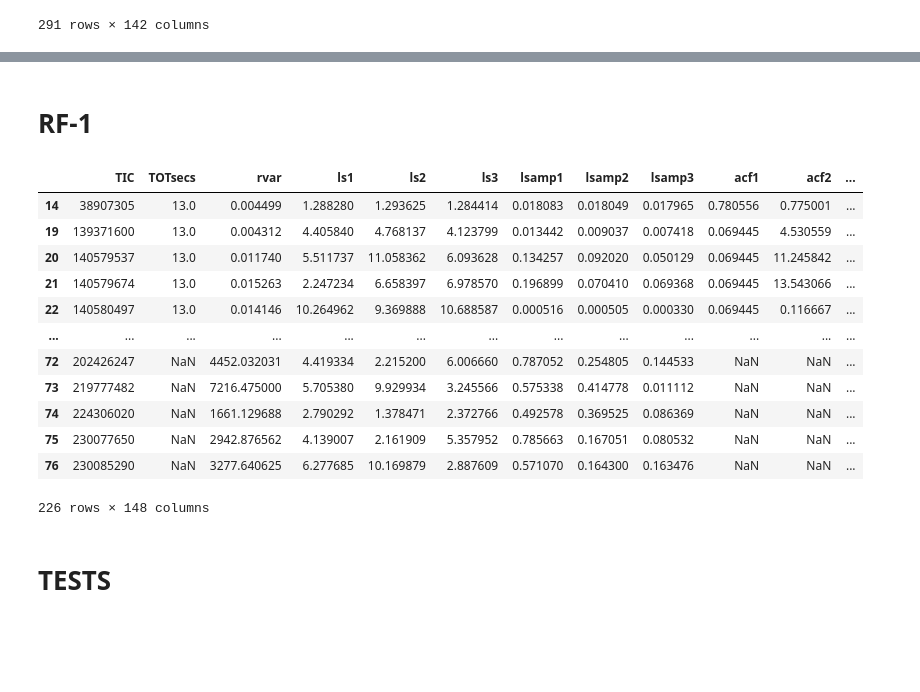
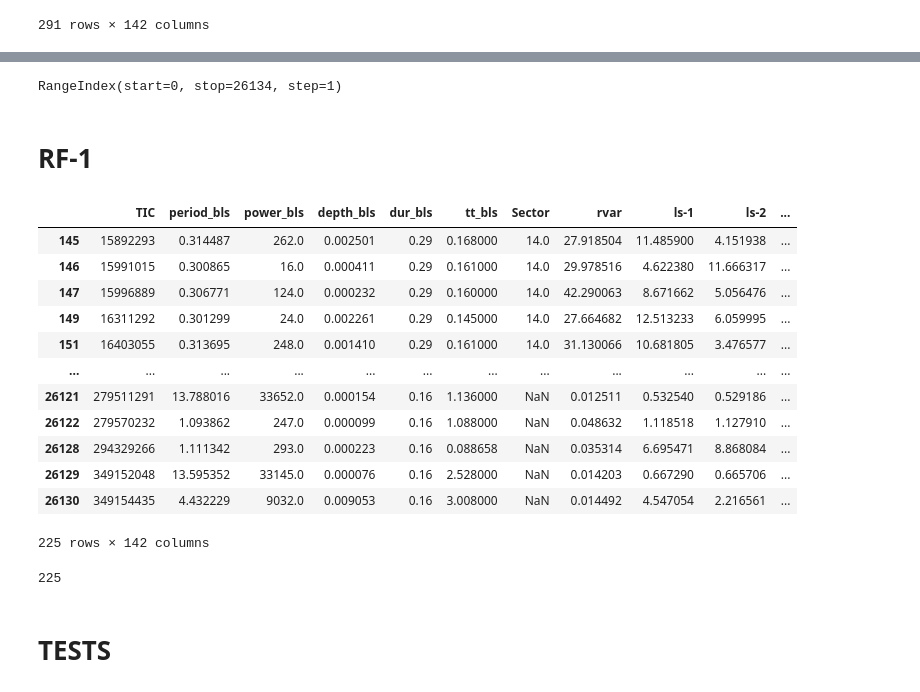
Before and after one commit to deerow22/helenResearch, a Jupyter notebook: RF_trainingexamples_final.ipynb, the cells around one changed output, grey strips where cells are left out. Cells and saved outputs as stored; diff of their text form; code cells hidden in the pictures; blank space fills up the shorter version.

```diff
--- a/RF_trainingexamples_final.ipynb
+++ b/RF_trainingexamples_final.ipynb
@@ -564,0 +1035,5 @@ features_back #works!!
+# %%
+import pandas as pd
+#sanity check opening
+test_open = pd.read_csv('data/master_data.csv')
+print(list(test_open.columns))
@@ -565,25 +1067,35 @@ features_back #works!!
+# %%
+test_open.index
+# %% [output]
+RangeIndex(start=0, stop=26134, step=1)
 # %% [markdown]
 # RF-1
 # %%
 #to select classes for RF-1 only
 
 #only keep CVZ periodic(1) or flat(5) labels
-RF1_features = features_nogiants[(features_nogiants['CLASS']==1) | (features_nogiants['CLASS']==5)] #lost 114 here (approx 2:1 per/flat) but its ok, proceed
+# RF1_features = features_nogiants[(features_nogiants['CLASS']==1) | (features_nogiants['CLASS']==5)] #lost 114 here (approx 2:1 per/flat) but its ok, proceed
+# RF1_features
+RF1_features = test_open[(test_open['CLASS']==1) | (test_open['CLASS']==5)] #lost 114 here (approx 2:1 per/flat) but its ok, proceed
 RF1_features
 # %% [output]
-|  | TIC | TOTsecs | rvar | ls1 | ls2 | ls3 | lsamp1 | lsamp2 | lsamp3 | acf1 | acf2 | ... |
-| 14 | 38907305 | 13.0 | 0.004499 | 1.288280 | 1.293625 | 1.284414 | 0.018083 | 0.018049 | 0.017965 | 0.780556 | 0.775001 | ... |
-| 19 | 139371600 | 13.0 | 0.004312 | 4.405840 | 4.768137 | 4.123799 | 0.013442 | 0.009037 | 0.007418 | 0.069445 | 4.530559 | ... |
-| 20 | 140579537 | 13.0 | 0.011740 | 5.511737 | 11.058362 | 6.093628 | 0.134257 | 0.092020 | 0.050129 | 0.069445 | 11.245842 | ... |
-| 21 | 140579674 | 13.0 | 0.015263 | 2.247234 | 6.658397 | 6.978570 | 0.196899 | 0.070410 | 0.069368 | 0.069445 | 13.543066 | ... |
-| 22 | 140580497 | 13.0 | 0.014146 | 10.264962 | 9.369888 | 10.688587 | 0.000516 | 0.000505 | 0.000330 | 0.069445 | 0.116667 | ... |
-| ... | ... | ... | ... | ... | ... | ... | ... | ... | ... | ... | ... | ... |
-| 72 | 202426247 | NaN | 4452.032031 | 4.419334 | 2.215200 | 6.006660 | 0.787052 | 0.254805 | 0.144533 | NaN | NaN | ... |
-| 73 | 219777482 | NaN | 7216.475000 | 5.705380 | 9.929934 | 3.245566 | 0.575338 | 0.414778 | 0.011112 | NaN | NaN | ... |
-| 74 | 224306020 | NaN | 1661.129688 | 2.790292 | 1.378471 | 2.372766 | 0.492578 | 0.369525 | 0.086369 | NaN | NaN | ... |
-| 75 | 230077650 | NaN | 2942.876562 | 4.139007 | 2.161909 | 5.357952 | 0.785663 | 0.167051 | 0.080532 | NaN | NaN | ... |
-| 76 | 230085290 | NaN | 3277.640625 | 6.277685 | 10.169879 | 2.887609 | 0.571070 | 0.164300 | 0.163476 | NaN | NaN | ... |
+|  | TIC | period_bls | power_bls | depth_bls | dur_bls | tt_bls | Sector | rvar | ls-1 | ls-2 | ... |
+| 145 | 15892293 | 0.314487 | 262.0 | 0.002501 | 0.29 | 0.168000 | 14.0 | 27.918504 | 11.485900 | 4.151938 | ... |
+| 146 | 15991015 | 0.300865 | 16.0 | 0.000411 | 0.29 | 0.161000 | 14.0 | 29.978516 | 4.622380 | 11.666317 | ... |
+| 147 | 15996889 | 0.306771 | 124.0 | 0.000232 | 0.29 | 0.160000 | 14.0 | 42.290063 | 8.671662 | 5.056476 | ... |
+| 149 | 16311292 | 0.301299 | 24.0 | 0.002261 | 0.29 | 0.145000 | 14.0 | 27.664682 | 12.513233 | 6.059995 | ... |
+| 151 | 16403055 | 0.313695 | 248.0 | 0.001410 | 0.29 | 0.161000 | 14.0 | 31.130066 | 10.681805 | 3.476577 | ... |
+| ... | ... | ... | ... | ... | ... | ... | ... | ... | ... | ... | ... |
+| 26121 | 279511291 | 13.788016 | 33652.0 | 0.000154 | 0.16 | 1.136000 | NaN | 0.012511 | 0.532540 | 0.529186 | ... |
+| 26122 | 279570232 | 1.093862 | 247.0 | 0.000099 | 0.16 | 1.088000 | NaN | 0.048632 | 1.118518 | 1.127910 | ... |
+| 26128 | 294329266 | 1.111342 | 293.0 | 0.000223 | 0.16 | 0.088658 | NaN | 0.035314 | 6.695471 | 8.868084 | ... |
+| 26129 | 349152048 | 13.595352 | 33145.0 | 0.000076 | 0.16 | 2.528000 | NaN | 0.014203 | 0.667290 | 0.665706 | ... |
+| 26130 | 349154435 | 4.432229 | 9032.0 | 0.009053 | 0.16 | 3.008000 | NaN | 0.014492 | 4.547054 | 2.216561 | ... |
-226 rows × 148 columns
+225 rows × 142 columns
+# %%
+len(RF1_features)
+# %% [output]
+225
 # %% [markdown]
 # TESTS
 # %%
```
Also changed, not shown: parts of 54 cells of this notebook.
